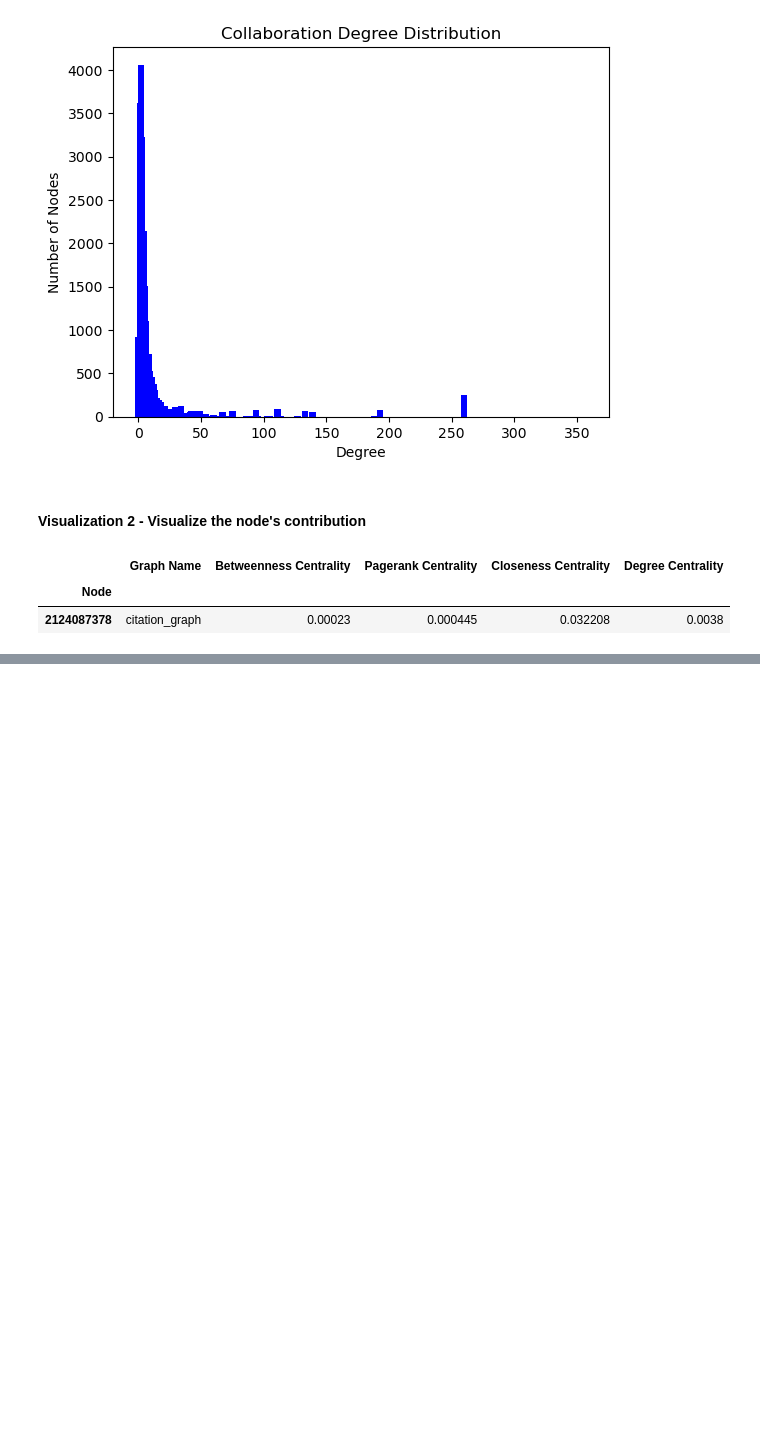
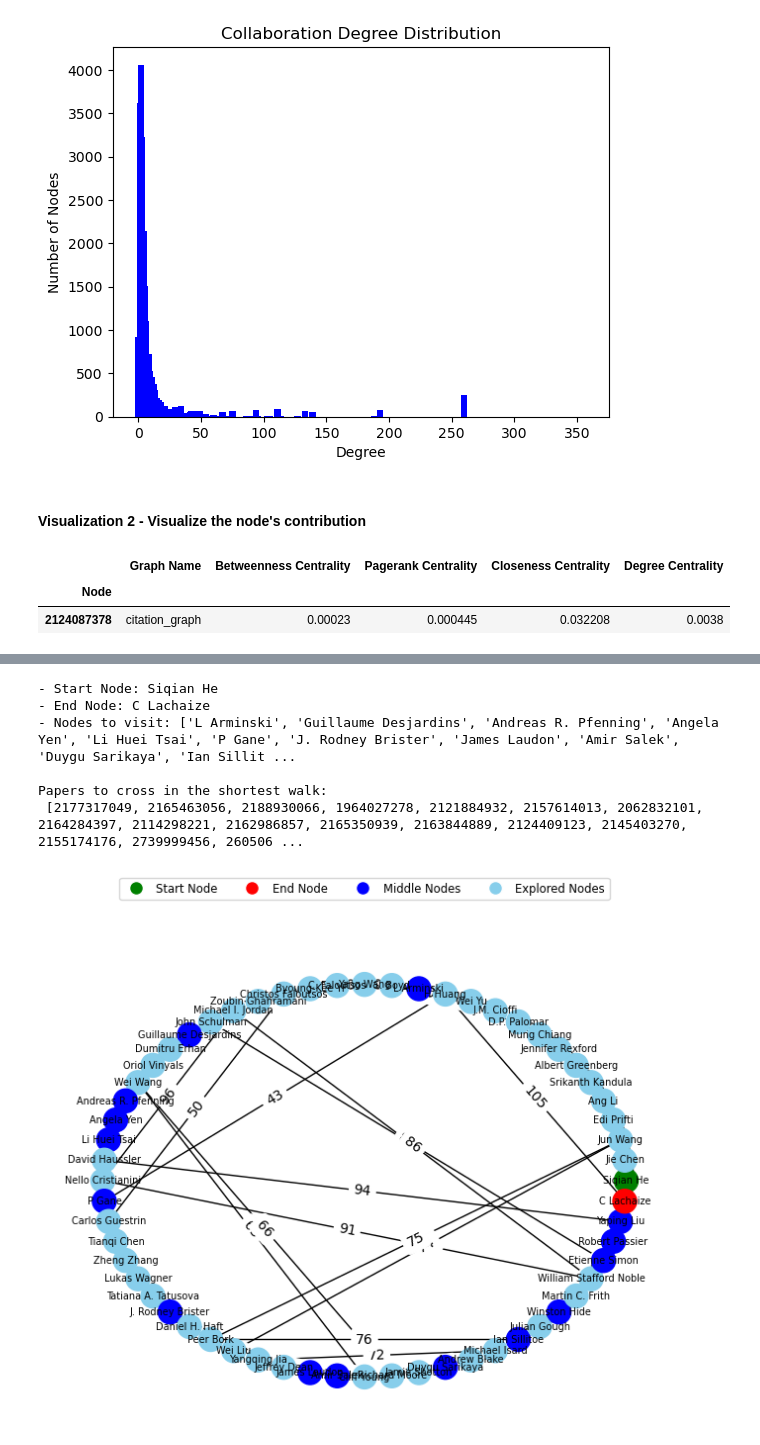
Before and after one commit to Marioiacobelli/ADM-HW5, a Jupyter notebook: hw5.ipynb, the cells around one changed output, grey strips where cells are left out. Drawn from its saved outputs; the diff is of its cells as text; code cells hidden in the pictures; blank space fills up the shorter version.

Commit message:
functionality 3 + visualization

```diff
--- a/hw5.ipynb
+++ b/hw5.ipynb
@@ -544,0 +648,73 @@ table2
+# %%
+import random
+
+# Find the N nodes with greater degree
+N = 1000
+top_N_nodes = sorted(collaboration_graph.degree, key=lambda x: x[1], reverse=True)[:N]
+top_N_authors = [author[0] for author in top_N_nodes]
+
+# initialize the start node randomly
+initial_node = random.choice(top_N_authors)
+print("- Start Node:",initial_node)
+
+# initialize the end node randomly
+end_node = random.choice(top_N_authors)
+print("- End Node:",end_node)
+
+# initialize the list of nodes to visit randomly
+authors_sequence = random.sample(top_N_authors, 15)
+print("- Nodes to visit:", authors_sequence, "\n")
+
+
+# Test the function with the sample data
+result = functionality_3(collaboration_graph, authors_sequence, initial_node, end_node, nx.number_of_nodes(collaboration_graph)) # N = number of nodes of the graph
+
+# Check if there is a path between initial and end nodes
+if result == "There is no such path.": # if there is not a path, print the message
+    print(result)
+
+else: # if the path exists
+    nodes_path, list_papers = result # extract the path of nodes and the sequenze of papers
+
+    # print the sequence of papers as required
+    print("Papers to cross in the shortest walk:\n",list_papers)
+
+    # Create an empty undirected graph and fill it with the nodes in the path and relative edges
+    graph = nx.Graph()
+    for idx in range(len(nodes_path) - 1):
+        graph.add_edge(nodes_path[idx], nodes_path[idx + 1])
+
+    # define a layout for the graph plot
+    pos = nx.circular_layout(graph)
+
+    # Color nodes: green for start node, red for end node, blue for nodes to visit, skyblue for other nodes explored
+    node_colors = [
+        'green' if node == initial_node else
+        'red' if node == end_node else
+        'blue' if node in authors_sequence else
+        'skyblue' for node in graph.nodes
+    ]
+
+    # Visualize the graph with sequential numbers on edges and colored nodes
+    nx.draw(graph, pos=pos, with_labels=True, font_size=7, font_color='black', node_size=300, node_color=node_colors)
+
+    # Annotate edges with sequential numbers to show the visiting order
+    edge_labels = {(nodes_path[idx], nodes_path[idx + 1]): idx + 1 for idx in range(len(nodes_path) - 1)}
+    nx.draw_networkx_edge_labels(graph, pos=pos, edge_labels=edge_labels, font_color='black')
+
+
+    # Create a legend in the plot
+    legend_labels = ['Start Node', 'End Node', 'Middle Nodes', 'Explored Nodes']
+    legend_colors = ['green', 'red', 'blue', 'skyblue']
+    legend_handles = [plt.Line2D([0], [0], marker='o', color='w', label=label, markerfacecolor=color, markersize=10) for label, color in zip(legend_labels, legend_colors)]
+    plt.legend(handles=legend_handles, loc='upper center', bbox_to_anchor=(0.5, 1.15), ncol=len(legend_labels), fontsize='small')
+
+    plt.show()
+# %% [output]
+- Start Node: Siqian He
+- End Node: C Lachaize
+- Nodes to visit: ['L Arminski', 'Guillaume Desjardins', 'Andreas R. Pfenning', 'Angela Yen', 'Li Huei Tsai', 'P Gane', 'J. Rodney Brister', 'James Laudon', 'Amir Salek', 'Duygu Sarikaya', 'Ian Sillit ...
+
+Papers to cross in the shortest walk:
+ [2177317049, 2165463056, 2188930066, 1964027278, 2121884932, 2157614013, 2062832101, 2164284397, 2114298221, 2162986857, 2165350939, 2163844889, 2124409123, 2145403270, 2155174176, 2739999456, 260506 ...
+[figure, added]
```
Also changed, not shown: parts of 11 cells of this notebook.
